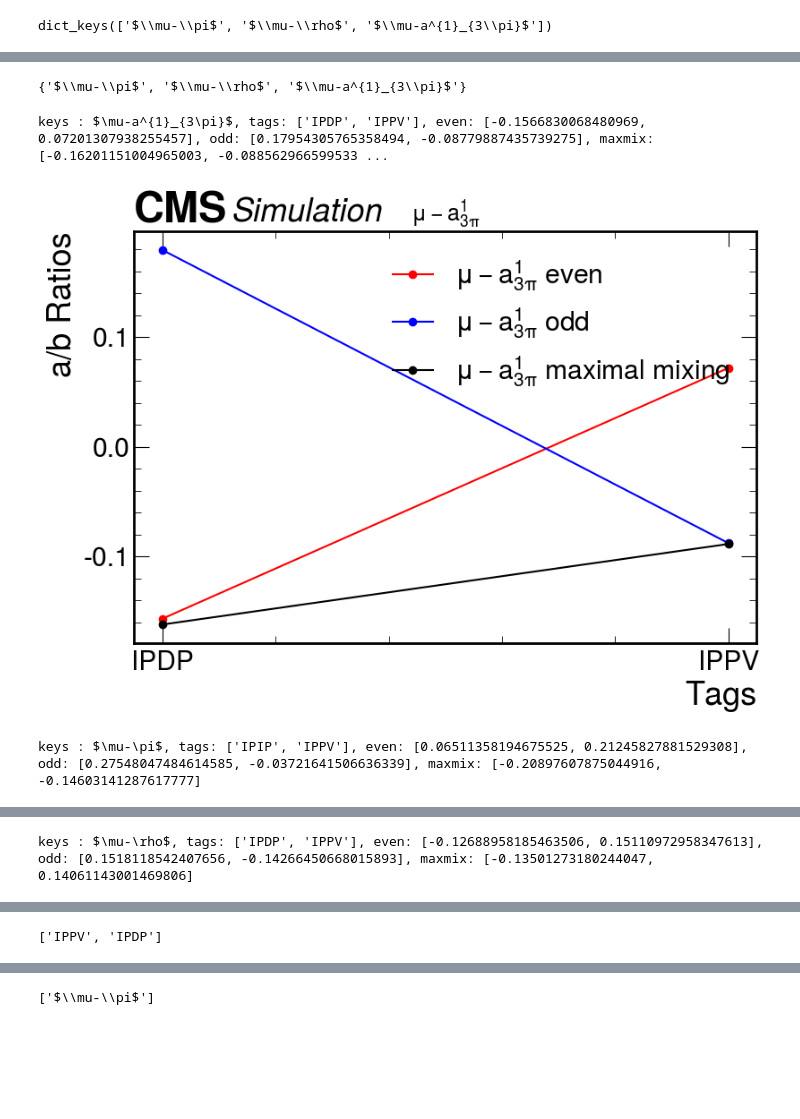
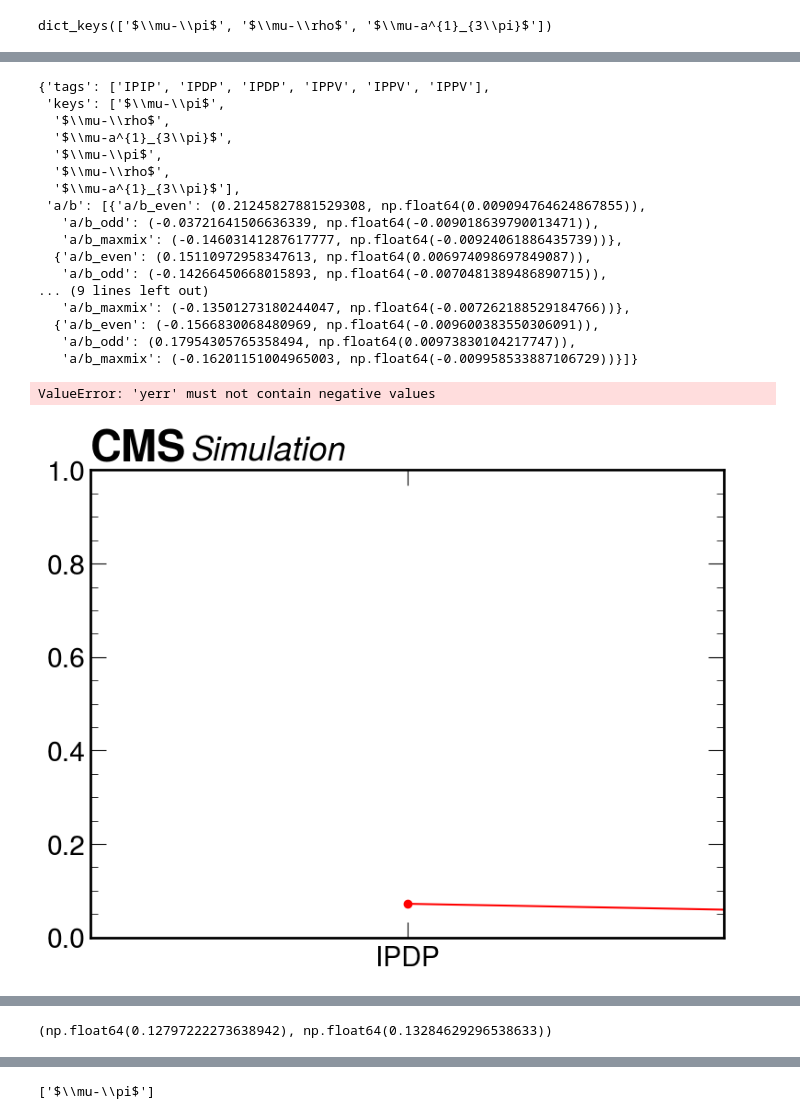
Before and after one commit to mathilde-t/PhiCP_Fit, a Jupyter notebook: fit_phicp.ipynb, the cells around one changed output, grey strips where cells are left out. Cells and saved outputs as stored; diff of their text form; code cells hidden in the pictures; blank space fills up the shorter version.

Commit message:
add uncertainties to a/b

```diff
--- a/fit_phicp.ipynb
+++ b/fit_phicp.ipynb
@@ -143,7 +144,7 @@ def fit(x, y, err=0.05, model=model):
     m.fixed = False
     m.migrad()  # finds minimum of least_squares function
     m.hesse()  # accurately computes uncertainties
-    return m, err, m.values["a"], m.values["b"], m.values["c"]
+    return m, err, m.values["a"], m.errors["a"], m.values["b"], m.errors["b"], m.values["c"]
 
 for key, val in cparray.items():
     print(key)
@@ -159,17 +160,27 @@ for key, val in cparray.items():
     maxmix, maxmix_err = maxmix_zip[0][0], maxmix_zip[1][0]
 
     # Fit and axtract parameters
-    m_even, err_even, a_even, b_even, c_even = fit(x, even, even_err)
-    m_odd, err_odd, a_odd, b_odd, c_odd = fit(x, odd, odd_err)
-    m_maxmix, err_maxmix, a_maxmix, b_maxmix, c_maxmix = fit(x, maxmix, maxmix_err)
+    m_even, err_even, a_even, sigma_a_even, b_even, sigma_b_even, c_even = fit(x, even, even_err)
+    m_odd, err_odd, a_odd, sigma_a_odd, b_odd, sigma_b_odd, c_odd = fit(x, odd, odd_err)
+    m_maxmix, err_maxmix, a_maxmix, sigma_a_maxmix, b_maxmix, sigma_b_maxmix, c_maxmix = fit(x, maxmix, maxmix_err)
+
+
+    # Calculate a/b and propagate uncertainties
+    a_b_even = a_even / b_even
+    a_b_odd = a_odd / b_odd
+    a_b_maxmix = a_maxmix / b_maxmix
+
+    sigma_ab_even = a_b_even * np.sqrt((sigma_a_even / a_even) ** 2 + (sigma_b_even / b_even) ** 2)
+    sigma_ab_odd = a_b_odd * np.sqrt((sigma_a_odd / a_odd) ** 2 + (sigma_b_odd / b_odd) ** 2)
+    sigma_ab_maxmix = a_b_maxmix * np.sqrt((sigma_a_maxmix / a_maxmix) ** 2 + (sigma_b_maxmix / b_maxmix) ** 2)
 
     # Save a/b rations for each fit
     fit_results["tags"].append(tag)
     fit_results["keys"].append(key)
     fit_results["a/b"].append({
-        "a/b_even": a_even/b_even,
-        "a/b_odd" : a_odd/b_odd,
-        "a/b_maxmix" : a_maxmix/b_maxmix
+        "a/b_even": (a_b_even, sigma_ab_even),
+        "a/b_odd": (a_b_odd, sigma_ab_odd),
+        "a/b_maxmix": (a_b_maxmix, sigma_ab_maxmix),
         })
 
     cpfitarray[key] = {"m_even": m_even, "m_odd": m_odd, "m_maxmix": m_maxmix}
@@ -260,7 +271,23 @@ WARNING : $\mu-a^{1}_{3\pi}$ has empty dict
 # %%
-set(fit_results["keys"])
+fit_results
 # %% [output]
-{'$\\mu-\\pi$', '$\\mu-\\rho$', '$\\mu-a^{1}_{3\\pi}$'}
+{'tags': ['IPIP', 'IPDP', 'IPDP', 'IPPV', 'IPPV', 'IPPV'],
+ 'keys': ['$\\mu-\\pi$',
+  '$\\mu-\\rho$',
+  '$\\mu-a^{1}_{3\\pi}$',
+  '$\\mu-\\pi$',
+  '$\\mu-\\rho$',
+  '$\\mu-a^{1}_{3\\pi}$'],
+ 'a/b': [{'a/b_even': (0.21245827881529308, np.float64(0.009094764624867855)),
+   'a/b_odd': (-0.03721641506636339, np.float64(-0.009018639790013471)),
+   'a/b_maxmix': (-0.14603141287617777, np.float64(-0.00924061886435739))},
+  {'a/b_even': (0.15110972958347613, np.float64(0.006974098697849087)),
+   'a/b_odd': (-0.14266450668015893, np.float64(-0.0070481389486890715)),
+... (9 lines left out)
+   'a/b_maxmix': (-0.13501273180244047, np.float64(-0.007262188529184766))},
+  {'a/b_even': (-0.1566830068480969, np.float64(-0.009600383550306091)),
+   'a/b_odd': (0.17954305765358494, np.float64(0.00973830104217747)),
+   'a/b_maxmix': (-0.16201151004965003, np.float64(-0.009958533887106729))}]}
 # %%
 set_keys = set(fit_results["keys"])  # Unique keys in the results
 
@@ -269,39 +296,46 @@ for key in set_keys: #loops over mupi, murho, mua1
     # Extract tags and a/b ratios for this key
 
     tags = [fit_results["tags"][i] for i, k in enumerate(fit_results["keys"]) if k == key]
     a_b_ratios = [fit_results["a/b"][i] for i, k in enumerate(fit_results["keys"]) if k == key]
 
     # If no data for this key, skip
     if not tags or not a_b_ratios:
         print(f"No data found for key {key}, skipping...")
         continue
 
     # Extract ratios for existing entries
-    even_ratios = [a_b.get("a/b_even", None) for a_b in a_b_ratios]
-    odd_ratios = [a_b.get("a/b_odd", None) for a_b in a_b_ratios]
-    maxmix_ratios = [a_b.get("a/b_maxmix", None) for a_b in a_b_ratios]
+    even_ratios = [a_b.get("a/b_even", (None, None)) for a_b in a_b_ratios]
+    odd_ratios = [a_b.get("a/b_odd", (None, None)) for a_b in a_b_ratios]
+    maxmix_ratios = [a_b.get("a/b_maxmix", (None, None)) for a_b in a_b_ratios]
+
+    even_vals, even_errs = zip(*even_ratios)
+    odd_vals, odd_errs = zip(*odd_ratios)
+    maxmix_vals, maxmix_errs = zip(*maxmix_ratios)
+
+    even_erro = np.abs(np.array(even_errs).tolist())
+    odd_erro = np.abs(np.array(odd_errs).tolist())
+    maxmix_erro = np.abs(np.array(maxmix_errs).tolist())
 
     plt.figure(figsize=(8.9, 6.6))
     hep.cms.text("Simulation", loc=0)
 
     sorted_tags = sorted(tags)
 
     # Plot data
-    plt.plot(sorted_tags, even_ratios, '-o', label=f"{key} even", color="red")
-    plt.plot(sorted_tags, odd_ratios, '-o', label=f"{key} odd", color="blue")
-    plt.plot(sorted_tags, maxmix_ratios, '-o', label=f"{key} maximal mixing", color="black")
+    plt.errorbar(sorted_tags, even_vals, yerr=even_erro, fmt='-o', label=f"{key} even", color="red")
+    plt.errorbar(sorted_tags, odd_vals, yerr=odd_erro, fmt='-o', label=f"{key} odd", color="blue")
+    plt.errorbar(sorted_tags, maxmix_vals, yerr=maxmix_erro, fmt='-o', label=f"{key} maximal mixing", color="black")
 
     print(f"keys : {key}, tags: {sorted_tags}, even: {even_ratios}, odd: {odd_ratios}, maxmix: {maxmix_ratios}")
 
     # Configure plot labels and save
     plt.xlabel("Tags")
     plt.ylabel("a/b Ratios")
     plt.title(f"{key}", fontsize=18)
     plt.legend(frameon=False, loc="upper right")
     plt.tight_layout()
     plt.savefig(f"OUTPUT/comparison_ab_ratios_by_fit_types_{simpledict[key]}.pdf", dpi=300)
     plt.show()
 # %% [output]
-keys : $\mu-a^{1}_{3\pi}$, tags: ['IPDP', 'IPPV'], even: [-0.1566830068480969, 0.07201307938255457], odd: [0.17954305765358494, -0.08779887435739275], maxmix: [-0.16201151004965003, -0.088562966599533 ...
+ValueError: 'yerr' must not contain negative values
-[figure, old version]
+[figure, new version]
-keys : $\mu-\pi$, tags: ['IPIP', 'IPPV'], even: [0.06511358194675525, 0.21245827881529308], odd: [0.27548047484614585, -0.03721641506636339], maxmix: [-0.20897607875044916, -0.14603141287617777]
@@ -309 +341,0 @@ keys : $\mu-\pi$, tags: ['IPIP', 'IPPV'], even: [0.06511358194675525, 0.21245827
-keys : $\mu-\rho$, tags: ['IPDP', 'IPPV'], even: [-0.12688958185463506, 0.15110972958347613], odd: [0.1518118542407656, -0.14266450668015893], maxmix: [-0.13501273180244047, 0.14061143001469806]
@@ -311,5 +342,5 @@ keys : $\mu-\rho$, tags: ['IPDP', 'IPPV'], even: [-0.12688958185463506, 0.151109
 # %%
-tags = [fit_results["tags"][i] for i, k in enumerate(fit_results["keys"]) if k == key]
-tags
+even_erro = (even_err[0],even_err[1])
+even_erro
 # %% [output]
-['IPPV', 'IPDP']
+(np.float64(0.12797222273638942), np.float64(0.13284629296538633))
```
Also changed, not shown: parts of 8 cells of this notebook, 9 other files.
